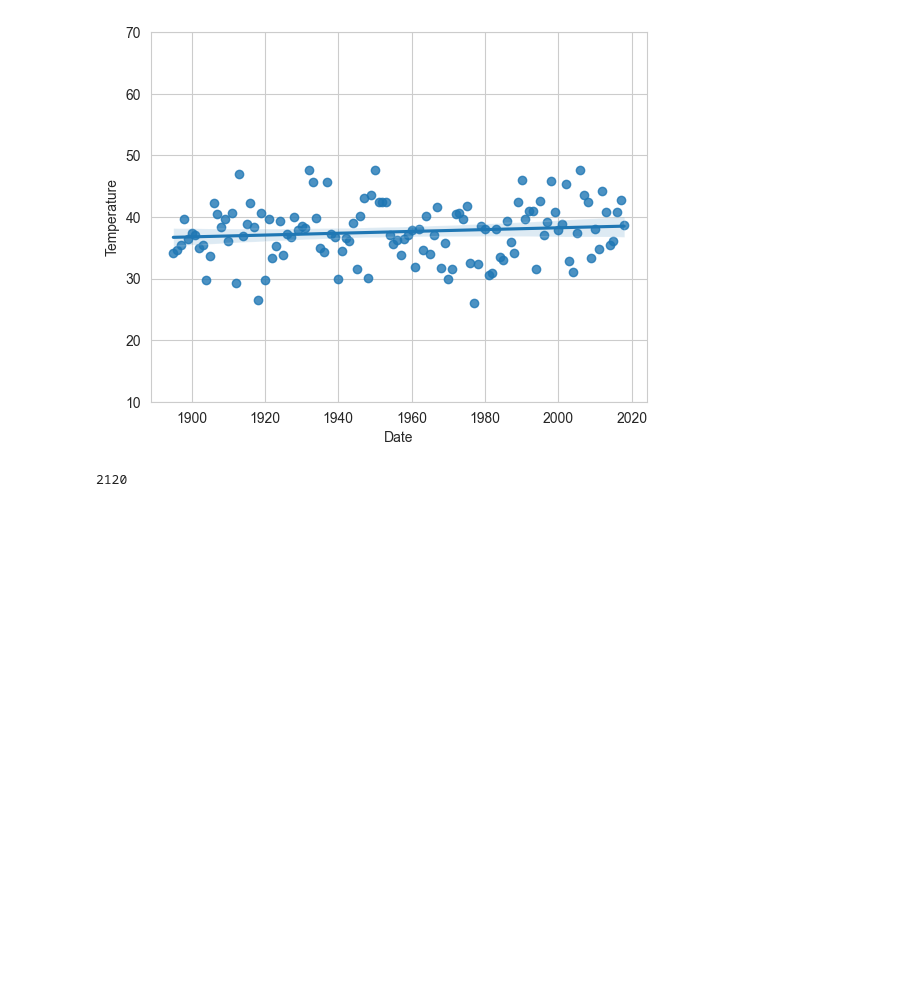
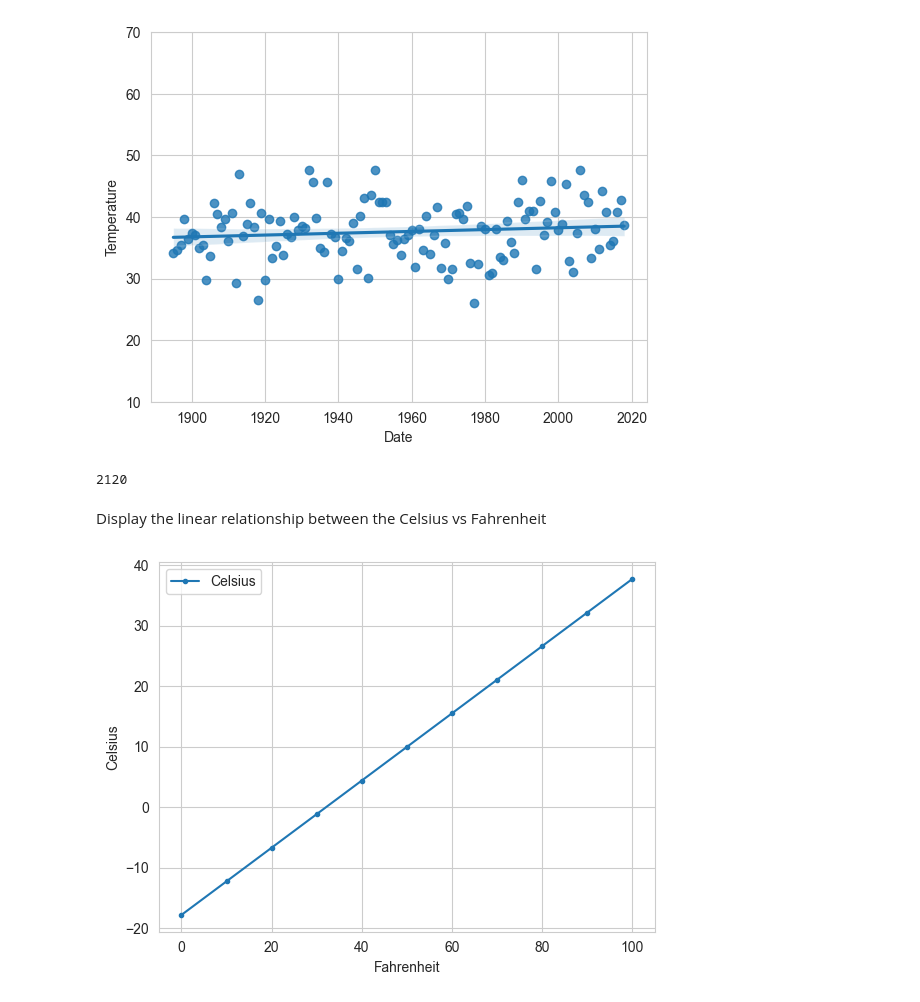
Before and after one commit to Airfirm/datafun-07-ml, a Jupyter notebook: femi_ml.ipynb, the cells around one changed output. Drawn from its saved outputs; the diff is of its cells as text; code cells hidden in the pictures; blank space fills up the shorter version.

Commit message:
Part 1 - Chart a Straight Line Modified Commit!

```diff
--- a/femi_ml.ipynb
+++ b/femi_ml.ipynb
@@ -136,3 +136,13 @@ while temperature < 40.0:
 year
 # %% [output]
 2120
+# %% [markdown]
+Display the linear relationship between the Celsius vs Fahrenheit
+# %%
+temps_df = pd.DataFrame(temps, columns=['Fahrenheit', 'Celsius'])
+
+axes = temps_df.plot(x='Fahrenheit', y='Celsius', style='.-')
+
+y_label = axes.set_ylabel('Celsius')
+# %% [output]
+[figure, added]
```
Also changed, not shown: parts of 1 cell of this notebook.
